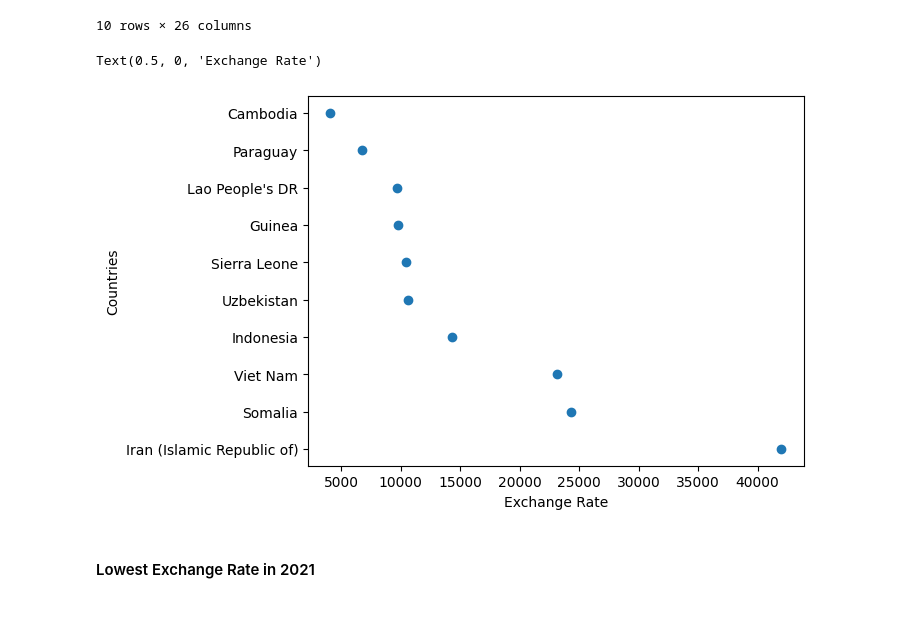
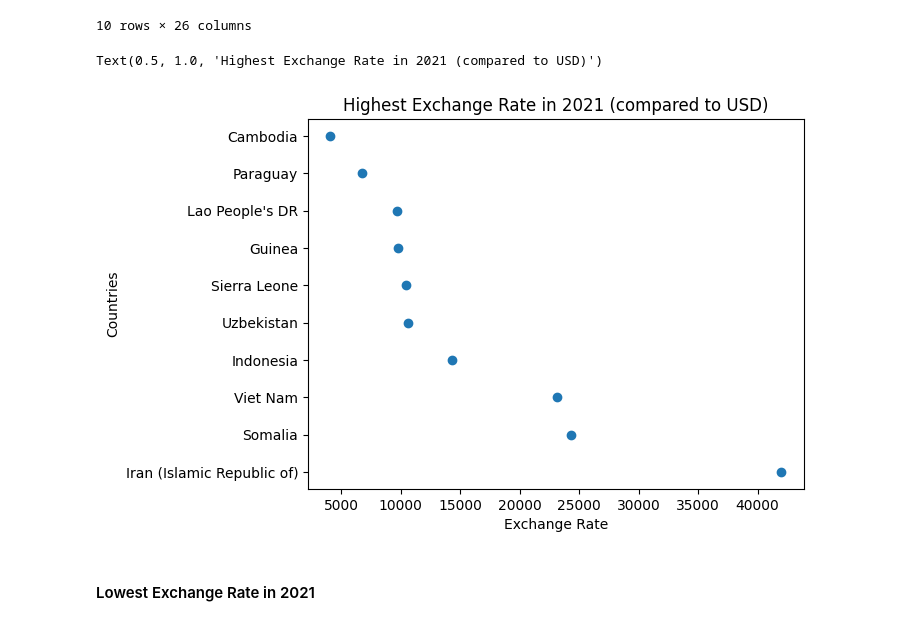
Before and after one commit to sumeetsachdev/data-analysis-project, a Jupyter notebook: notebooks/EDA.ipynb, the cells around one changed output. Cells and saved outputs as stored; diff of their text form; code cells hidden in the pictures.

```diff
--- a/notebooks/EDA.ipynb
+++ b/notebooks/EDA.ipynb
@@ -296,10 +305,11 @@ temp
 # %%
 plt.scatter(temp.imf_based_exchange_rate, temp.country)
 plt.ylabel('Countries')
 plt.xlabel('Exchange Rate')
+plt.title('Highest Exchange Rate in 2021 (compared to USD)')
 # %% [output]
-Text(0.5, 0, 'Exchange Rate')
+Text(0.5, 1.0, 'Highest Exchange Rate in 2021 (compared to USD)')
-[figure, old version]
+[figure, new version]
 # %% [markdown]
 #### Lowest Exchange Rate in 2021
 # %%
```
Also changed, not shown: parts of 41 cells of this notebook.
